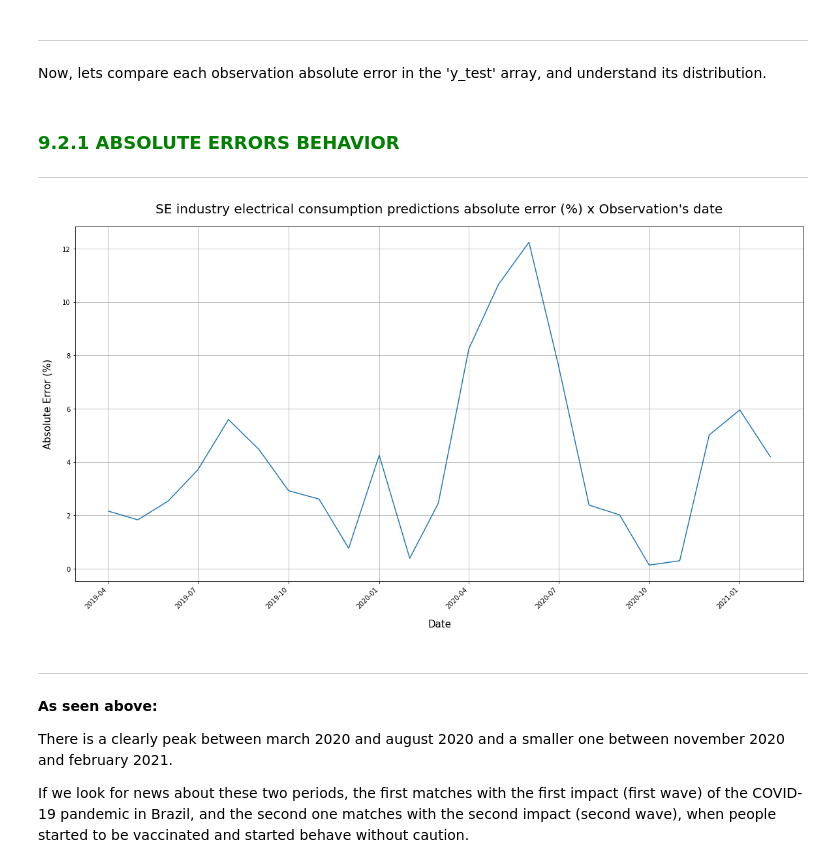
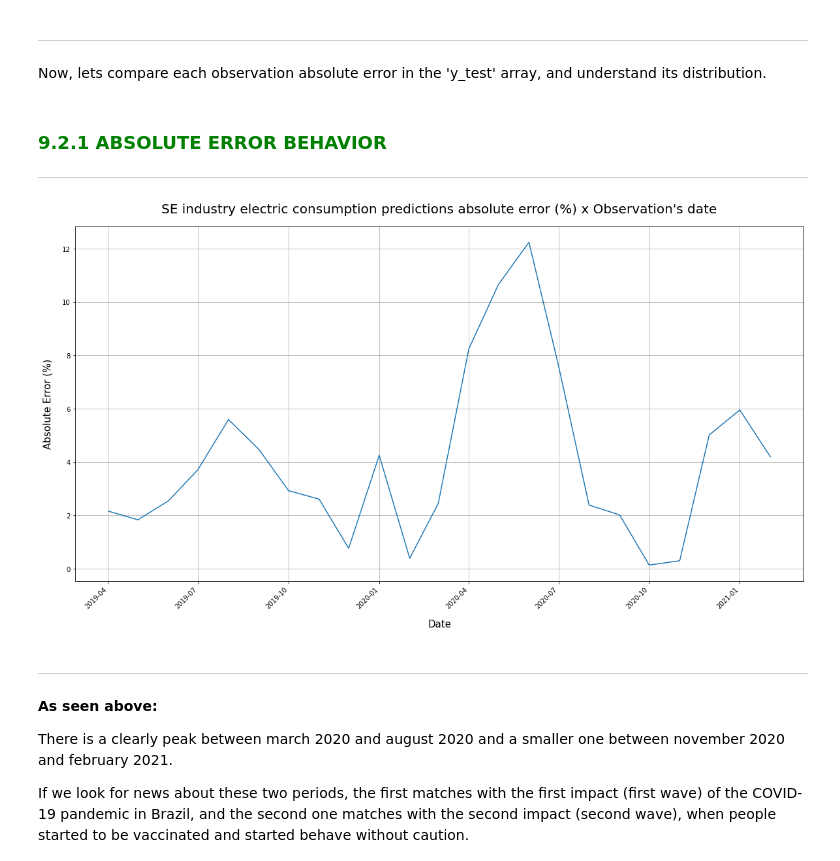
Before and after one commit to pedrofratucci/4Intelligence_Test_Case, a Jupyter notebook: notebooks/4Intelligence_case_PH.ipynb, the cells around one changed output. Cells and saved outputs as stored; diff of their text form; code cells hidden in the pictures.

```diff
--- a/notebooks/4Intelligence_case_PH.ipynb
+++ b/notebooks/4Intelligence_case_PH.ipynb
@@ -2032,7 +2581,7 @@ df_models_crossvalidation_performance
 
 Now, lets compare each observation absolute error in the 'y_test' array, and understand its distribution.
 # %% [markdown]
-### <font color=green size= 4> <b>9.2.1 ABSOLUTE ERRORS BEHAVIOR </font></b>
+### <font color=green size= 4> <b>9.2.1 ABSOLUTE ERROR BEHAVIOR </font></b>
 ***
 # %%
 # training the 'rfr' model with the training datasets
@@ -2051,35 +2600,35 @@ rfr_error_comparison['real_ind_se'] = np.expm1(y_test)
 #consumption values
 rfr_error_comparison['predicted_ind_se'] = np.expm1(y_pred)
 
 # creating the 'absolute_erro' column in the 'rfr_error_comparison' dataframe as the absolute error between the 'real_ind_se'
 # and 'predicted_ind_se' columns values
 rfr_error_comparison['absolute_erro'] = (abs(rfr_error_comparison['real_ind_se'] - rfr_error_comparison['predicted_ind_se'])) / rfr_error_comparison['real_ind_se'] * 100
 
 # creating the 'data' column in the 'rfr_error_comparison', by copying it from the 'x_test_time' dataframe
 rfr_error_comparison['data'] = x_test_time['data']
 
 # resetting the 'rfr_error_comparison' dataframe's index
 rfr_error_comparison.reset_index(drop= True, inplace= True)
 
 # creating a figure
 fig = plt.figure(figsize= (20,10))
 
 # setting ax graph, title, labels, ticks and sizes
 ax = sns.lineplot(x= rfr_error_comparison['data'], y= rfr_error_comparison['absolute_erro'])
-ax.set_title("SE industry electrical consumption predictions absolute error (%) x Observation's date", size= 20, pad= 20)
+ax.set_title("SE industry electric consumption predictions absolute error (%) x Observation's date", size= 20, pad= 20)
 ax.set_ylabel("Absolute Error (%)", size= 15, labelpad= 15)
 ax.set_xlabel("Date", size= 15, labelpad= 15)
 ax.grid()
 
 # rotating the x axis labels
 for label in ax.get_xticklabels():
     label.set_ha("right")
     label.set_rotation(45)
 
 # saving the graph as 'rfr_absolute_error' in the storytelling folder
 plt.savefig('../storytelling/rfr_absolute_error.png')
 # %% [output]
-[figure, old version]
+[figure, new version]
 # %% [markdown]
 ***
 **As seen above:**
```
Also changed, not shown: parts of 54 cells of this notebook, 16 other files.
